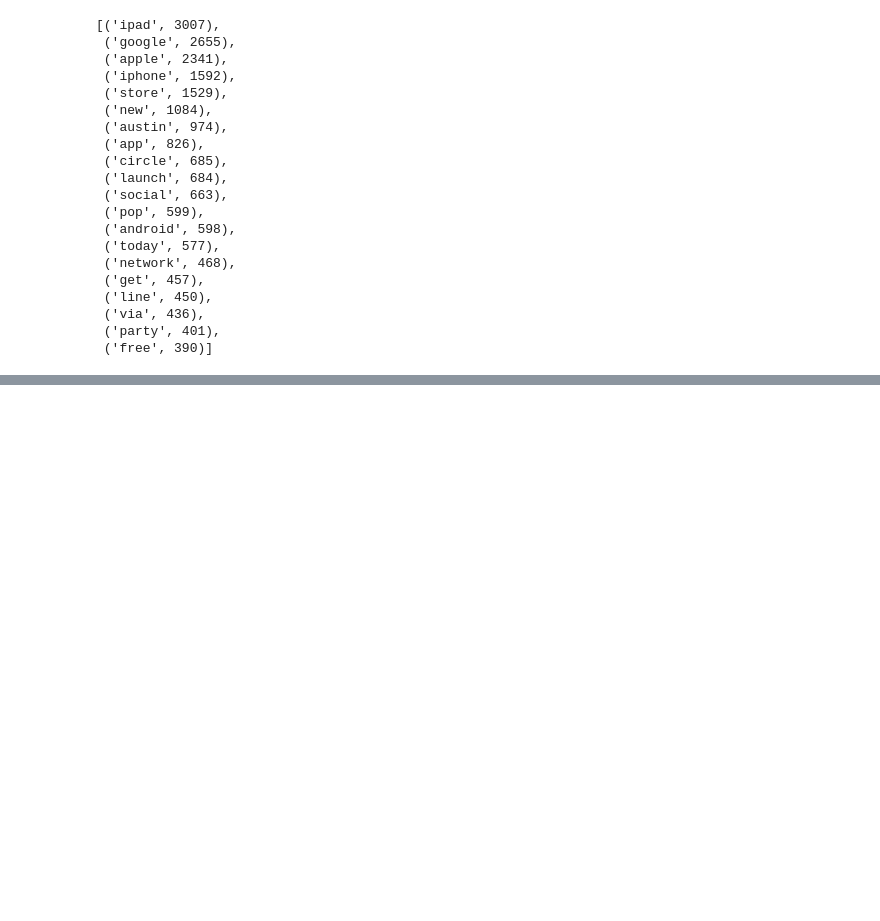
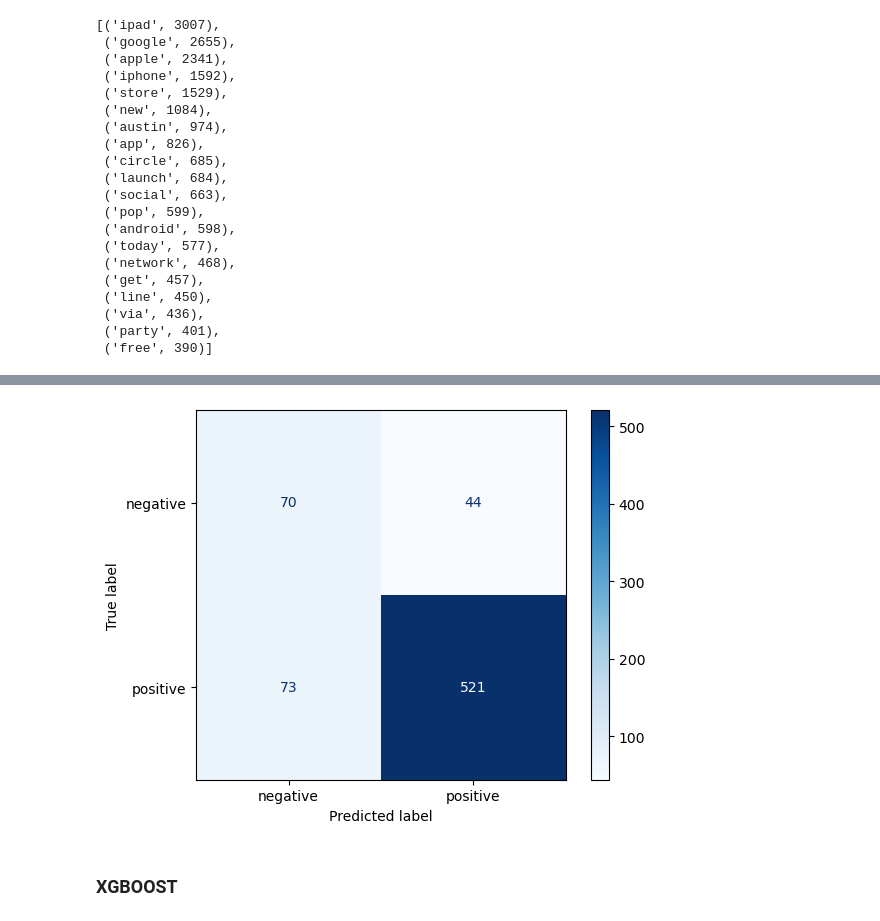
Before and after one commit to zippy345/Tweets_Group_8_project, a Jupyter notebook: sentiments.ipynb, the cells around one changed output, grey strips where cells are left out. Cells and saved outputs as stored; diff of their text form; code cells hidden in the pictures; blank space fills up the shorter version.

```diff
--- a/sentiments.ipynb
+++ b/sentiments.ipynb
@@ -578,0 +785,11 @@ all_words_freqdist.most_common(20)
+# %%
+# Confussion Matrix
+
+cm_svm = confusion_matrix(y_test, y_pred_svm)
+cm_display = ConfusionMatrixDisplay(cm_svm, display_labels = ['negative', 'positive'])
+cm_display.plot(cmap = 'Blues')
+plt.show()
+# %% [output]
+[figure, added]
+# %% [markdown]
+### XGBOOST
```
Also changed, not shown: parts of 34 cells of this notebook.
